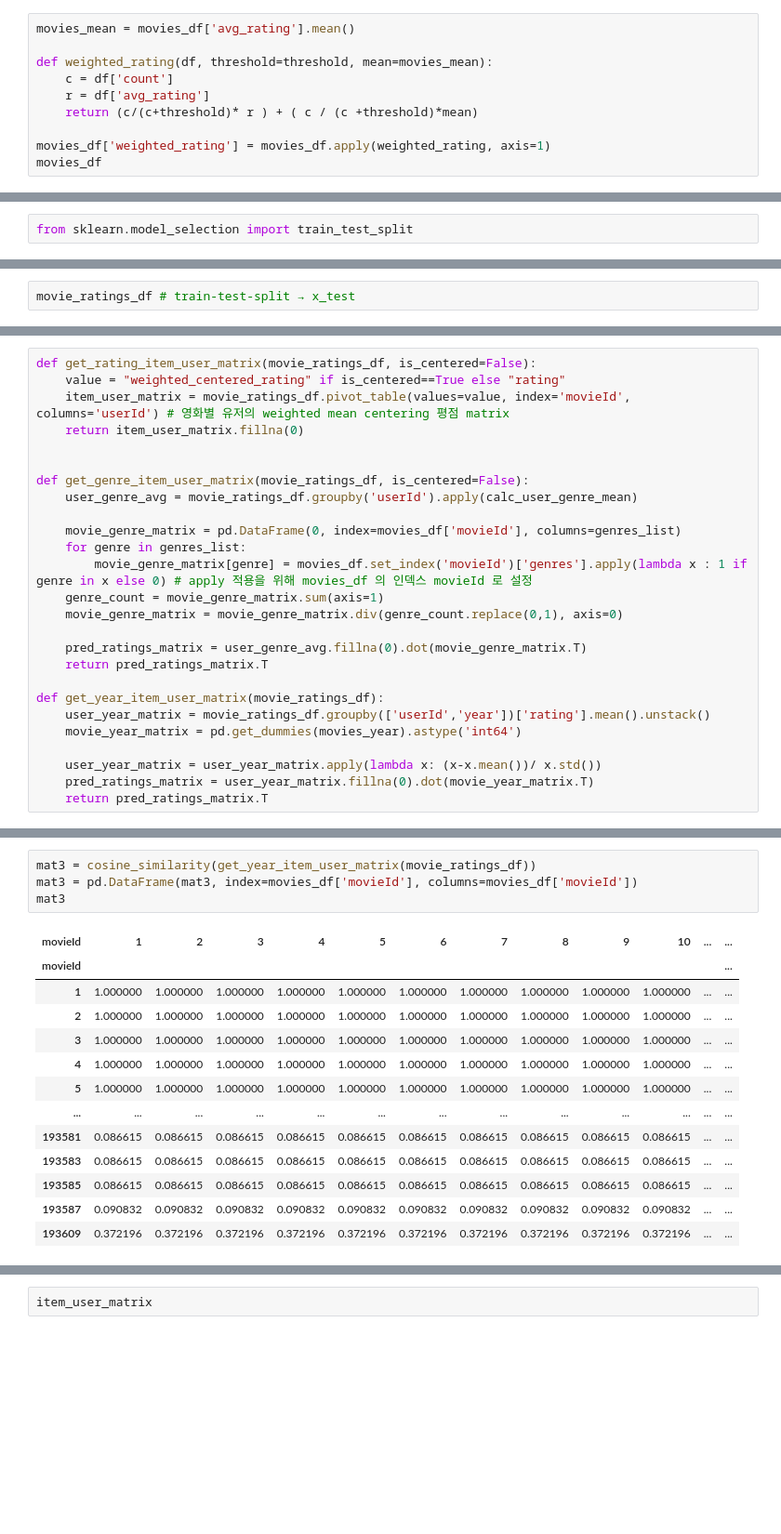
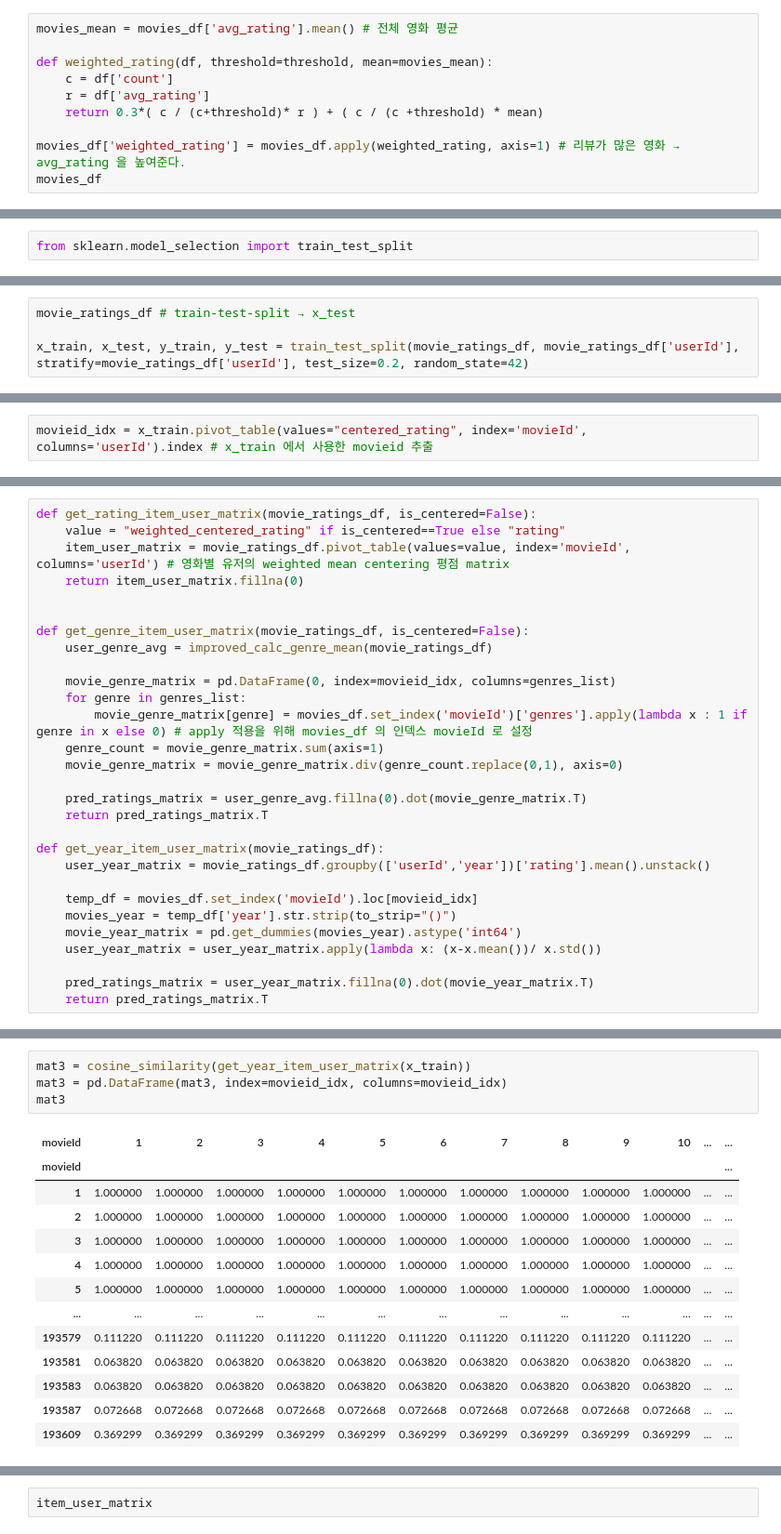
Before and after one commit to basamg912/item_based-recommendation-system, a Jupyter notebook: notebooks/item_based_CF(sim_matrix).ipynb, the cells around one changed output, grey strips where cells are left out. Shown at 93% size. Saved outputs shown, nothing was run; the diff lists cells and outputs as text; blank space fills up the shorter version.

```diff
--- a/notebooks/item_based_CF(sim_matrix).ipynb
+++ b/notebooks/item_based_CF(sim_matrix).ipynb
@@ -321,14 +321,14 @@ movies_df
 | 9738 | 193609 | Andrew Dice Clay: Dice Rules (1991) | [Comedy] | (1991) | 4.000000 | 1 |
 9721 rows × 6 columns
 # %%
-movies_mean = movies_df['avg_rating'].mean()
+movies_mean = movies_df['avg_rating'].mean() # 전체 영화 평균
 
 def weighted_rating(df, threshold=threshold, mean=movies_mean):
     c = df['count']
     r = df['avg_rating']
-    return (c/(c+threshold)* r ) + ( c / (c +threshold)*mean)
+    return 0.3*( c / (c+threshold)* r ) + ( c / (c +threshold) * mean)
 
-movies_df['weighted_rating'] = movies_df.apply(weighted_rating, axis=1)
+movies_df['weighted_rating'] = movies_df.apply(weighted_rating, axis=1) # 리뷰가 많은 영화 → avg_rating 을 높여준다.
 movies_df
 # %% [output]
 |  | movieId | title | genres | year | avg_rating | count | weighted_rating |
@@ -1011,2 +1033,4 @@ from sklearn.model_selection import train_test_split
 # %%
 movie_ratings_df # train-test-split → x_test
+
+x_train, x_test, y_train, y_test = train_test_split(movie_ratings_df, movie_ratings_df['userId'], stratify=movie_ratings_df['userId'], test_size=0.2, random_state=42)
@@ -1044,2 +1037,4 @@ item_user_matrix
+# %%
+movieid_idx = x_train.pivot_table(values="centered_rating", index='movieId', columns='userId').index # x_train 에서 사용한 movieid 추출
 # %% [markdown]
 ### make matrix using x_test
@@ -1051,9 +1048,9 @@ def get_rating_item_user_matrix(movie_ratings_df, is_centered=False):
 
 
 def get_genre_item_user_matrix(movie_ratings_df, is_centered=False):
-    user_genre_avg = movie_ratings_df.groupby('userId').apply(calc_user_genre_mean)
+    user_genre_avg = improved_calc_genre_mean(movie_ratings_df)
 
-    movie_genre_matrix = pd.DataFrame(0, index=movies_df['movieId'], columns=genres_list)
+    movie_genre_matrix = pd.DataFrame(0, index=movieid_idx, columns=genres_list)
     for genre in genres_list:
         movie_genre_matrix[genre] = movies_df.set_index('movieId')['genres'].apply(lambda x : 1 if genre in x else 0) # apply 적용을 위해 movies_df 의 인덱스 movieId 로 설정
     genre_count = movie_genre_matrix.sum(axis=1)
@@ -1064,9 +1061,12 @@ def get_genre_item_user_matrix(movie_ratings_df, is_centered=False):
 
 def get_year_item_user_matrix(movie_ratings_df):
     user_year_matrix = movie_ratings_df.groupby(['userId','year'])['rating'].mean().unstack()
+
+    temp_df = movies_df.set_index('movieId').loc[movieid_idx]
+    movies_year = temp_df['year'].str.strip(to_strip="()")
     movie_year_matrix = pd.get_dummies(movies_year).astype('int64')
+    user_year_matrix = user_year_matrix.apply(lambda x: (x-x.mean())/ x.std())
 
-    user_year_matrix = user_year_matrix.apply(lambda x: (x-x.mean())/ x.std())
     pred_ratings_matrix = user_year_matrix.fillna(0).dot(movie_year_matrix.T)
     return pred_ratings_matrix.T
 # %%
@@ -1127,18 +1110,18 @@ get_year_item_user_matrix(movie_ratings_df)
 # %%
-mat3 = cosine_similarity(get_year_item_user_matrix(movie_ratings_df))
-mat3 = pd.DataFrame(mat3, index=movies_df['movieId'], columns=movies_df['movieId'])
+mat3 = cosine_similarity(get_year_item_user_matrix(x_train))
+mat3 = pd.DataFrame(mat3, index=movieid_idx, columns=movieid_idx)
 mat3
 # %% [output]
 | movieId | 1 | 2 | 3 | 4 | 5 | 6 | 7 | 8 | 9 | 10 | ... | ... |
 | movieId |  |  |  |  |  |  |  |  |  |  |  | ... |
 | 1 | 1.000000 | 1.000000 | 1.000000 | 1.000000 | 1.000000 | 1.000000 | 1.000000 | 1.000000 | 1.000000 | 1.000000 | ... | ... |
 | 2 | 1.000000 | 1.000000 | 1.000000 | 1.000000 | 1.000000 | 1.000000 | 1.000000 | 1.000000 | 1.000000 | 1.000000 | ... | ... |
 | 3 | 1.000000 | 1.000000 | 1.000000 | 1.000000 | 1.000000 | 1.000000 | 1.000000 | 1.000000 | 1.000000 | 1.000000 | ... | ... |
 | 4 | 1.000000 | 1.000000 | 1.000000 | 1.000000 | 1.000000 | 1.000000 | 1.000000 | 1.000000 | 1.000000 | 1.000000 | ... | ... |
 | 5 | 1.000000 | 1.000000 | 1.000000 | 1.000000 | 1.000000 | 1.000000 | 1.000000 | 1.000000 | 1.000000 | 1.000000 | ... | ... |
 | ... | ... | ... | ... | ... | ... | ... | ... | ... | ... | ... | ... | ... |
-| 193581 | 0.086615 | 0.086615 | 0.086615 | 0.086615 | 0.086615 | 0.086615 | 0.086615 | 0.086615 | 0.086615 | 0.086615 | ... | ... |
-| 193583 | 0.086615 | 0.086615 | 0.086615 | 0.086615 | 0.086615 | 0.086615 | 0.086615 | 0.086615 | 0.086615 | 0.086615 | ... | ... |
-| 193585 | 0.086615 | 0.086615 | 0.086615 | 0.086615 | 0.086615 | 0.086615 | 0.086615 | 0.086615 | 0.086615 | 0.086615 | ... | ... |
-| 193587 | 0.090832 | 0.090832 | 0.090832 | 0.090832 | 0.090832 | 0.090832 | 0.090832 | 0.090832 | 0.090832 | 0.090832 | ... | ... |
-| 193609 | 0.372196 | 0.372196 | 0.372196 | 0.372196 | 0.372196 | 0.372196 | 0.372196 | 0.372196 | 0.372196 | 0.372196 | ... | ... |
+| 193579 | 0.111220 | 0.111220 | 0.111220 | 0.111220 | 0.111220 | 0.111220 | 0.111220 | 0.111220 | 0.111220 | 0.111220 | ... | ... |
+| 193581 | 0.063820 | 0.063820 | 0.063820 | 0.063820 | 0.063820 | 0.063820 | 0.063820 | 0.063820 | 0.063820 | 0.063820 | ... | ... |
+| 193583 | 0.063820 | 0.063820 | 0.063820 | 0.063820 | 0.063820 | 0.063820 | 0.063820 | 0.063820 | 0.063820 | 0.063820 | ... | ... |
+| 193587 | 0.072668 | 0.072668 | 0.072668 | 0.072668 | 0.072668 | 0.072668 | 0.072668 | 0.072668 | 0.072668 | 0.072668 | ... | ... |
+| 193609 | 0.369299 | 0.369299 | 0.369299 | 0.369299 | 0.369299 | 0.369299 | 0.369299 | 0.369299 | 0.369299 | 0.369299 | ... | ... |
```
Also changed, not shown: parts of 32 cells of this notebook, 1 other file.
